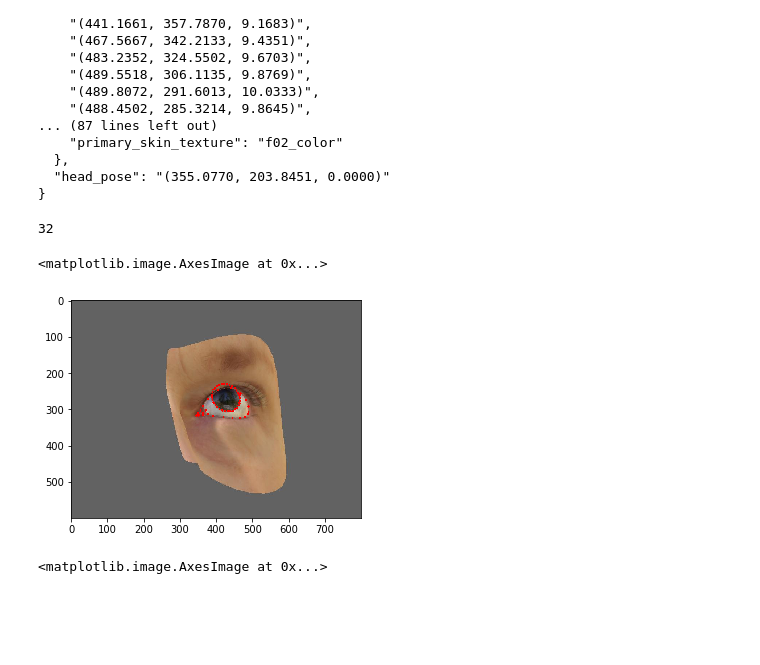
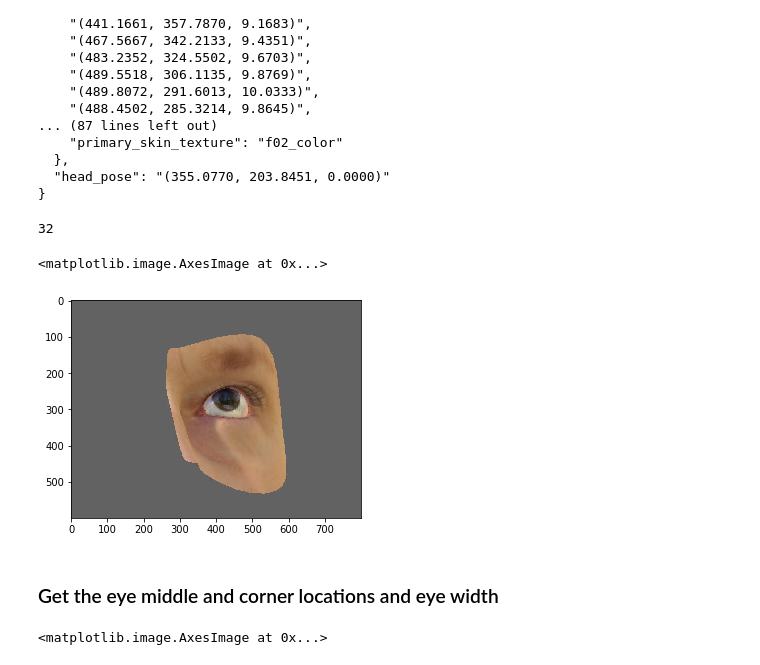
Before and after one commit to david-wb/gaze-estimation, a Jupyter notebook: explore_data.ipynb, the cells around one changed output. Drawn from its saved outputs; the diff is of its cells as text; code cells hidden in the pictures; blank space fills up the shorter version.

```diff
--- a/explore_data.ipynb
+++ b/explore_data.ipynb
@@ -8,7 +9,6 @@ from matplotlib import pyplot as plt
 img1_path = './datasets/UnityEyes/imgs/1.jpg'
 img1 = cv2.imread(img1_path)
 img1 = cv2.cvtColor(img1, cv2.COLOR_BGR2RGB)
-img1_gray = cv2.imread(img1_path, cv2.IMREAD_GRAYSCALE)
 # %%
 plt.imshow(img1)
 img1.shape
@@ -50,27 +44,29 @@ print(json.dumps(json_data, indent=2))
 # %%
 ih, iw = img1_gray.shape
 iw_2, ih_2 = 0.5 * iw, 0.5 * ih
 
 def process_coords(coords_list):
     coords = [eval(l) for l in coords_list]
     return np.array([(x, ih-y, z) for (x, y, z) in coords])
 interior_landmarks = process_coords(json_data['interior_margin_2d'])
 caruncle_landmarks = process_coords(json_data['caruncle_2d'])
 iris_landmarks = process_coords(json_data['iris_2d'])
 
 landmarks_img = img1.copy()
 print(len(iris_landmarks))
 for (x, y, z) in interior_landmarks:
-    landmarks_img = cv2.circle(landmarks_img, (int(x), int(y)), 3, color=(255, 0, 0), thickness=-1)
+    landmarks_img = cv2.circle(landmarks_img, (int(x), int(y)), 1, color=(255, 0, 0), thickness=-1)
 for (x, y, z) in caruncle_landmarks:
-    landmarks_img = cv2.circle(landmarks_img, (int(x), int(y)), 3, color=(255, 0, 0), thickness=-1)
+    landmarks_img = cv2.circle(landmarks_img, (int(x), int(y)), 1, color=(255, 0, 0), thickness=-1)
 for (x, y, z) in iris_landmarks:
-    landmarks_img = cv2.circle(landmarks_img, (int(x), int(y)), 3, color=(255, 0, 0), thickness=-1)
+    landmarks_img = cv2.circle(landmarks_img, (int(x), int(y)), 1, color=(255, 0, 0), thickness=-1)
 plt.imshow(landmarks_img)
 # %% [output]
 32
 <matplotlib.image.AxesImage at 0x...>
-[figure, old version]
+[figure, new version]
+# %% [markdown]
+### Get the eye middle and corner locations and eye width
 # %%
 # Prepare to segment eye image
 left_corner = np.mean(caruncle_landmarks[:, :2], axis=0)
```
Also changed, not shown: parts of 10 cells of this notebook, 3 other files.
